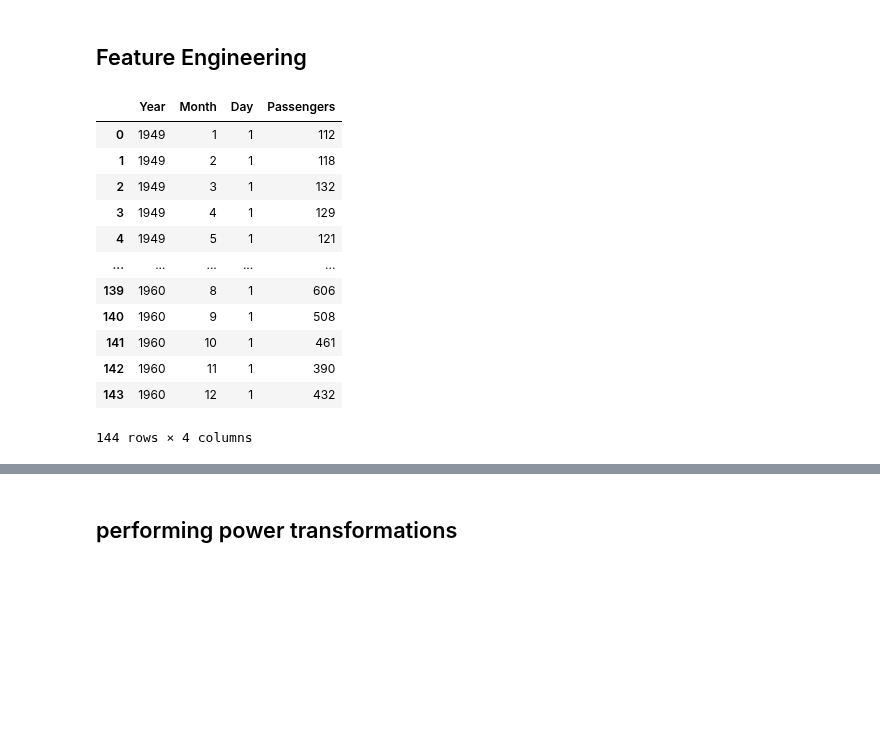
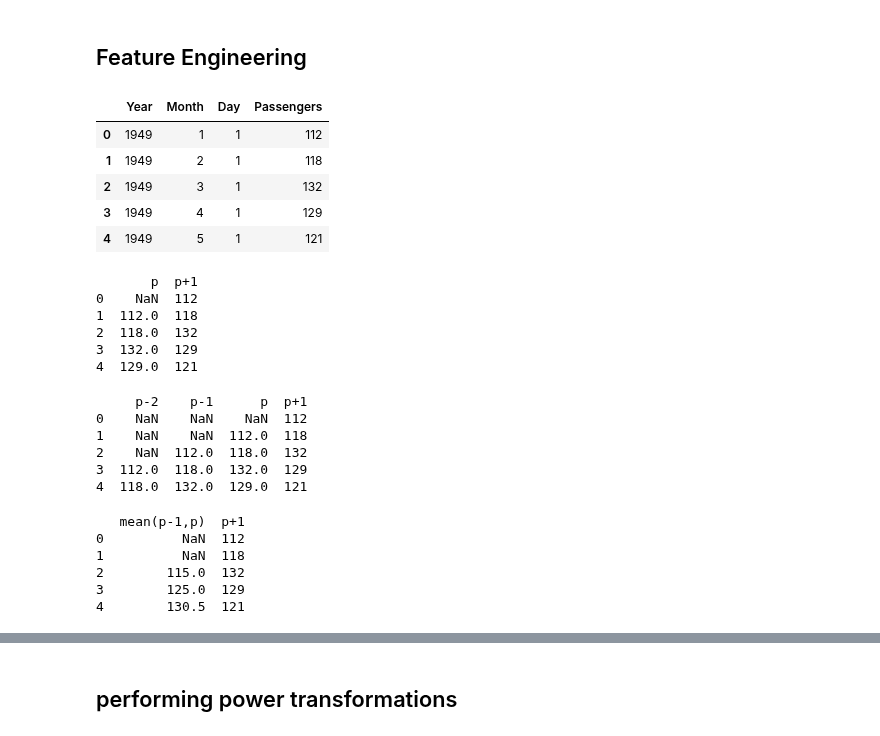
Before and after one commit to ayosamobitade/Time-Series-Analytic-Projects, a Jupyter notebook: Airline Passengers/Airline Passengers.ipynb, the cells around one changed output, grey strips where cells are left out. Cells and saved outputs as stored; diff of their text form; code cells hidden in the pictures; blank space fills up the shorter version.

```diff
--- a/Airline Passengers/Airline Passengers.ipynb
+++ b/Airline Passengers/Airline Passengers.ipynb
@@ -58,24 +58,64 @@ Name: Passengers, dtype: float64
 # %%
 # creating date time feature of the series
 
 dataframe = pd.DataFrame()
 
 dataframe['Year'] = [series.index[i].year for i in range(len(series))]
 dataframe['Month'] = [series.index[i].month for i in range(len(series))]
 dataframe['Day'] = [series.index[i].day for i in range(len(series))]
 dataframe['Passengers'] = [series[i] for i in range(len(series))]
-dataframe
+dataframe.head()
 # %% [output]
 |  | Year | Month | Day | Passengers |
 | 0 | 1949 | 1 | 1 | 112 |
 | 1 | 1949 | 2 | 1 | 118 |
 | 2 | 1949 | 3 | 1 | 132 |
 | 3 | 1949 | 4 | 1 | 129 |
 | 4 | 1949 | 5 | 1 | 121 |
-| ... | ... | ... | ... | ... |
-| 139 | 1960 | 8 | 1 | 606 |
-| 140 | 1960 | 9 | 1 | 508 |
-| 141 | 1960 | 10 | 1 | 461 |
-| 142 | 1960 | 11 | 1 | 390 |
-| 143 | 1960 | 12 | 1 | 432 |
-144 rows × 4 columns
+# %%
+# creating a lag feature for daily temperature dataset
+
+passengers = pd.DataFrame(series.values)
+dataframe = pd.concat([passengers.shift(1), passengers], axis=1)
+dataframe.columns = ['p', 'p+1']
+print(dataframe.head(5))
+# %% [output]
+       p  p+1
+0    NaN  112
+1  112.0  118
+2  118.0  132
+3  132.0  129
+4  129.0  121
+# %%
+# creating lag features (using the last three values)
+
+passengers = pd.DataFrame(series.values)
+dataframe = pd.concat([passengers.shift(3), passengers.shift(2), passengers.shift(1), passengers], axis = 1)
+
+dataframe.columns = ['p-2', 'p-1', 'p', 'p+1']
+print(dataframe.head(5))
+# %% [output]
+     p-2    p-1      p  p+1
+0    NaN    NaN    NaN  112
+1    NaN    NaN  112.0  118
+2    NaN  112.0  118.0  132
+3  112.0  118.0  132.0  129
+4  118.0  132.0  129.0  121
+# %%
+# creating a rolling mean feature
+
+passengers = pd.DataFrame(series.values)
+shifted = passengers.shift(1)
+window = shifted.rolling(window=2)
+means = window.mean()
+
+dataframe = pd.concat([means, passengers], axis = 1)
+dataframe.columns = ['mean(p-1,p)', 'p+1']
+print(dataframe.head(5))
+# %% [output]
+   mean(p-1,p)  p+1
+0          NaN  112
+1          NaN  118
+2        115.0  132
+3        125.0  129
+4        130.5  121
```
Also changed, not shown: parts of 3 cells of this notebook, 2 other files.
